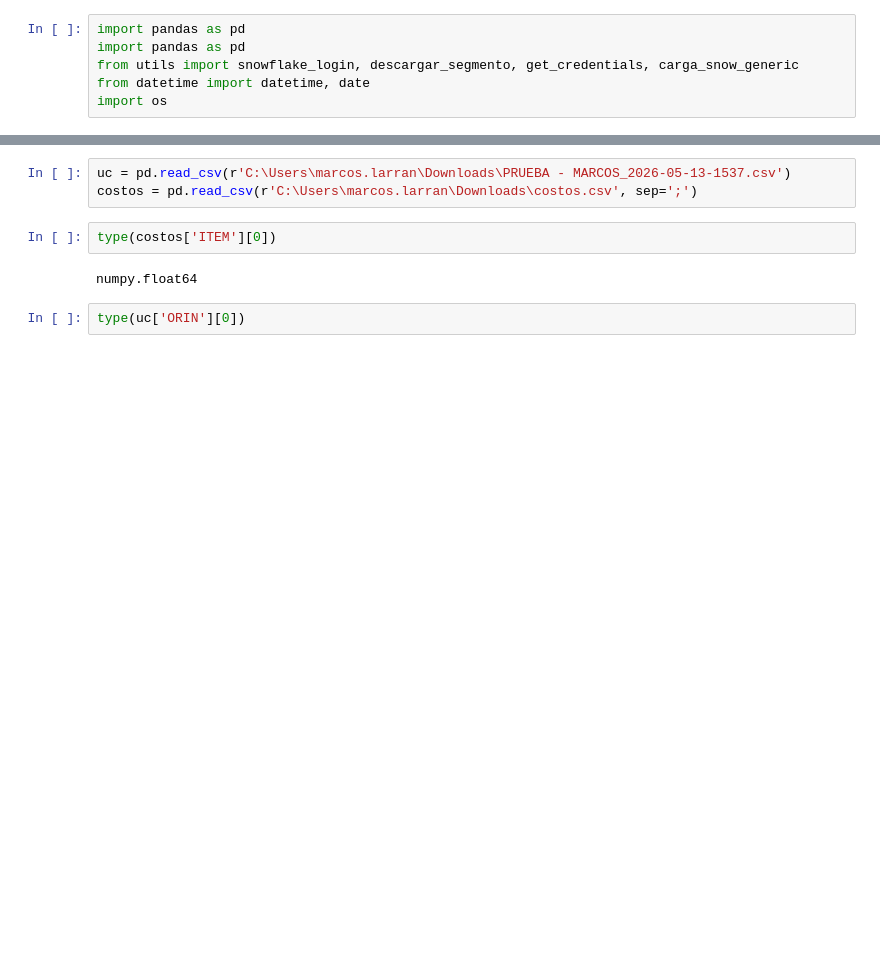
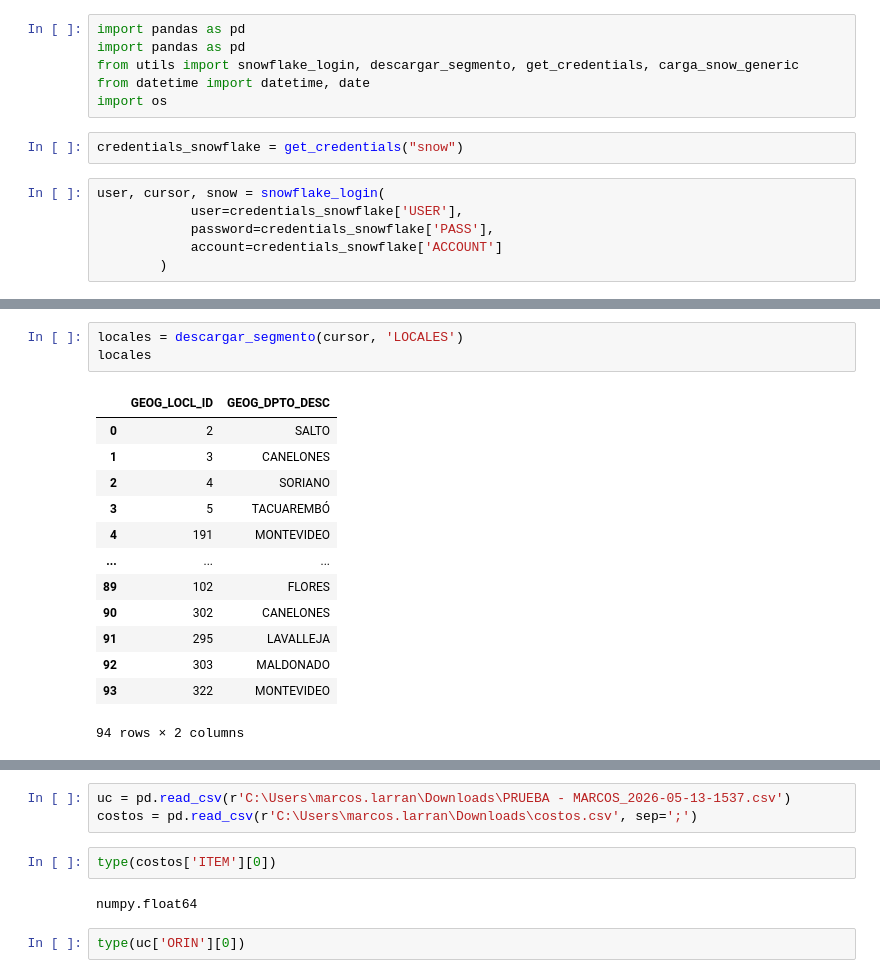
Before and after one commit to TataMarcos/Proyectos_Streamlit, a Jupyter notebook: Pricing/pruebas.ipynb, the cells around one changed output, grey strips where cells are left out. Drawn from its saved outputs; the diff is of its cells as text; blank space fills up the shorter version.

```diff
--- a/Pricing/pruebas.ipynb
+++ b/Pricing/pruebas.ipynb
@@ -4,3 +4,11 @@ import pandas as pd
 from utils import snowflake_login, descargar_segmento, get_credentials, carga_snow_generic
 from datetime import datetime, date
 import os
+# %%
+credentials_snowflake = get_credentials("snow")
+# %%
+user, cursor, snow = snowflake_login(
+            user=credentials_snowflake['USER'],
+            password=credentials_snowflake['PASS'],
+            account=credentials_snowflake['ACCOUNT']
+        )
@@ -6,0 +23,17 @@ import os
+# %%
+locales = descargar_segmento(cursor, 'LOCALES')
+locales
+# %% [output]
+|  | GEOG_LOCL_ID | GEOG_DPTO_DESC |
+| 0 | 2 | SALTO |
+| 1 | 3 | CANELONES |
+| 2 | 4 | SORIANO |
+| 3 | 5 | TACUAREMBÓ |
+| 4 | 191 | MONTEVIDEO |
+| ... | ... | ... |
+| 89 | 102 | FLORES |
+| 90 | 302 | CANELONES |
+| 91 | 295 | LAVALLEJA |
+| 92 | 303 | MALDONADO |
+| 93 | 322 | MONTEVIDEO |
+94 rows × 2 columns
```
Also changed, not shown: parts of 2 cells of this notebook, 1 other file.
